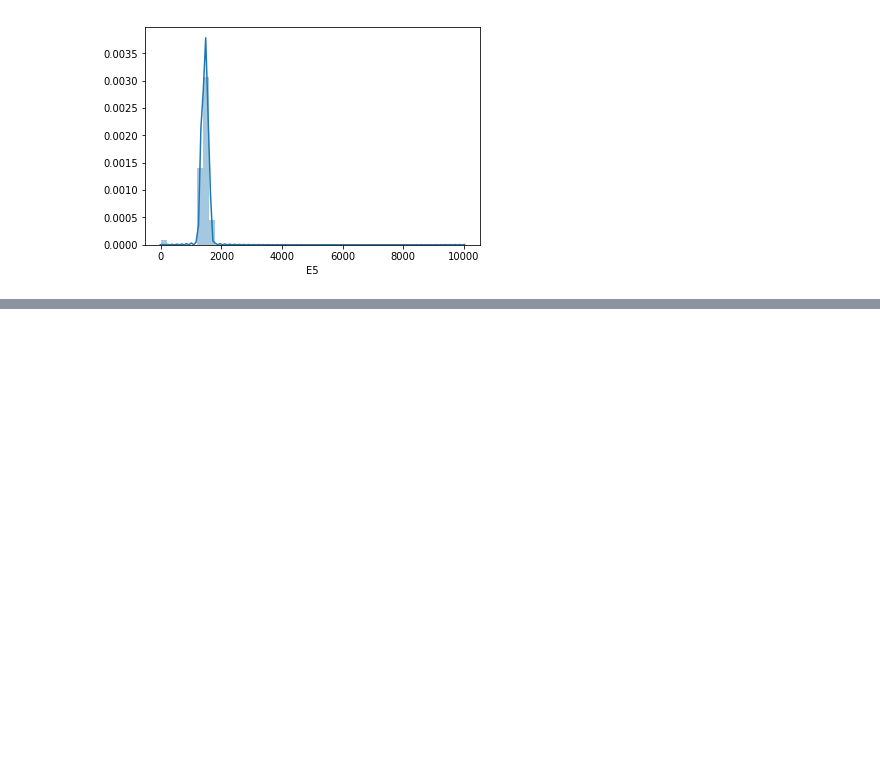
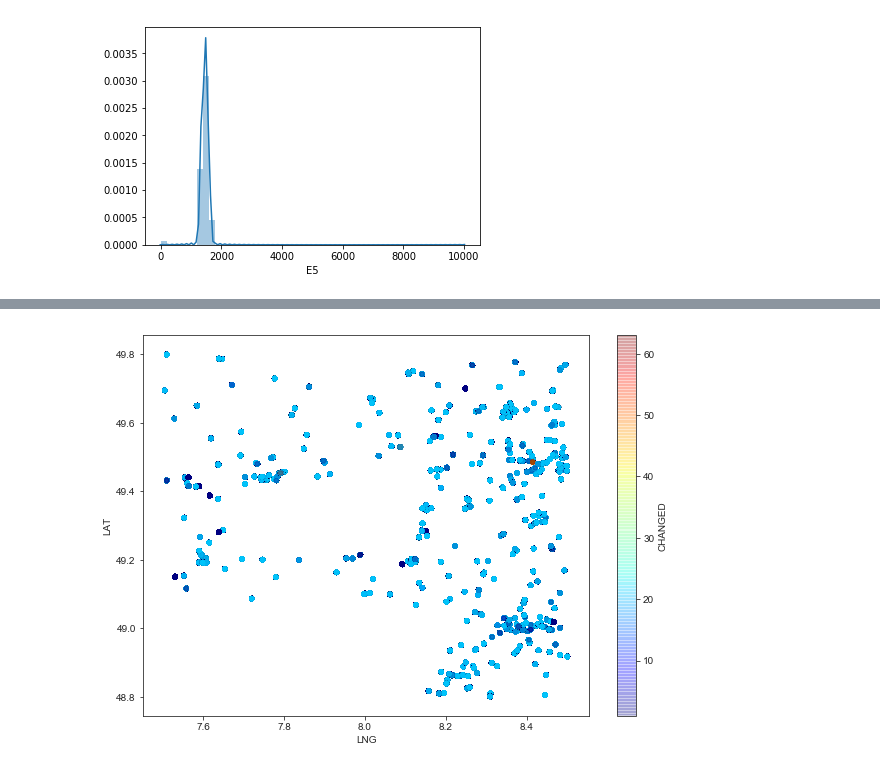
Before and after one commit to eman-e/data_science, a Jupyter notebook: Exercise.ipynb, the cells around one changed output, grey strips where cells are left out. Saved outputs shown, nothing was run; the diff lists cells and outputs as text; code cells hidden in the pictures; blank space fills up the shorter version.

```diff
--- a/Exercise.ipynb
+++ b/Exercise.ipynb
@@ -356,0 +369,7 @@ data_stations.head(10)
+# %%
+ndf.plot(kind="scatter", x="LNG", y="LAT", alpha=0.2,figsize=(10,7),
+    c="CHANGED", cmap=plt.get_cmap("jet"), colorbar=True,
+    sharex=False)
+plt.savefig('plots/lnglat.png')
+# %% [output]
+[figure, added]
```
Also changed, not shown: parts of 38 cells of this notebook.
